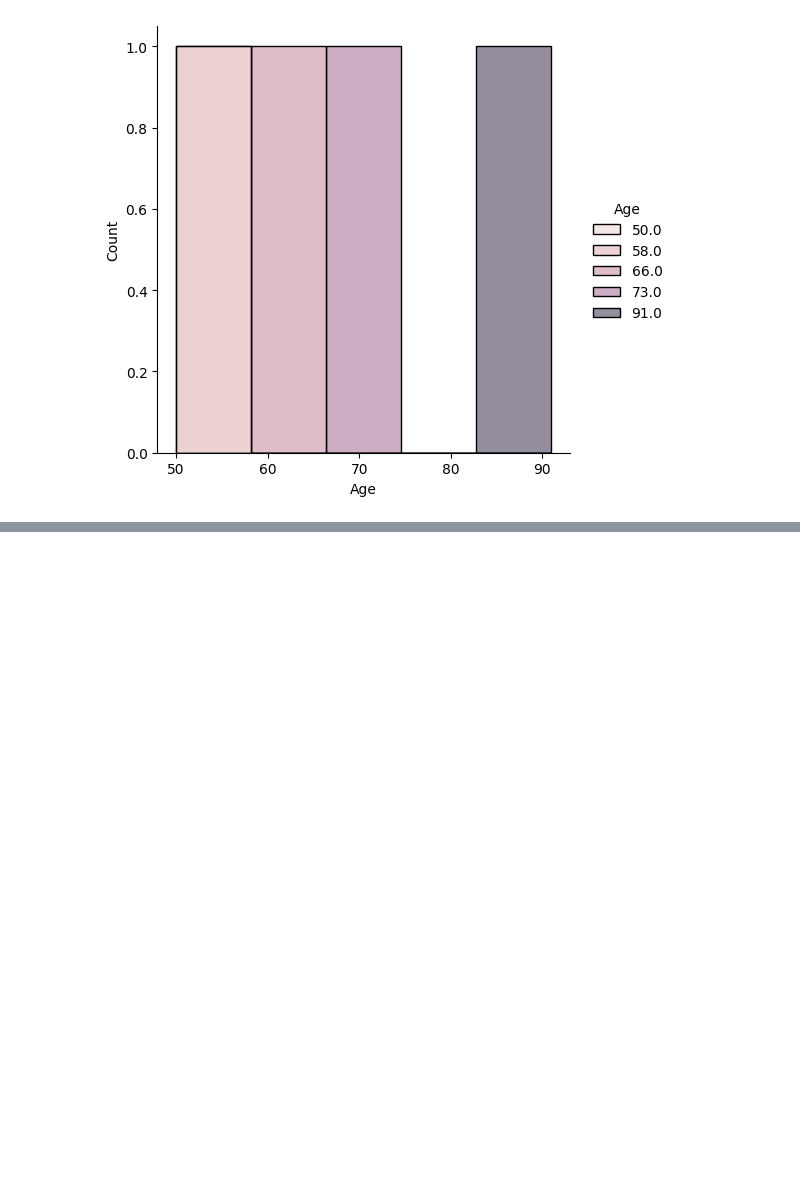
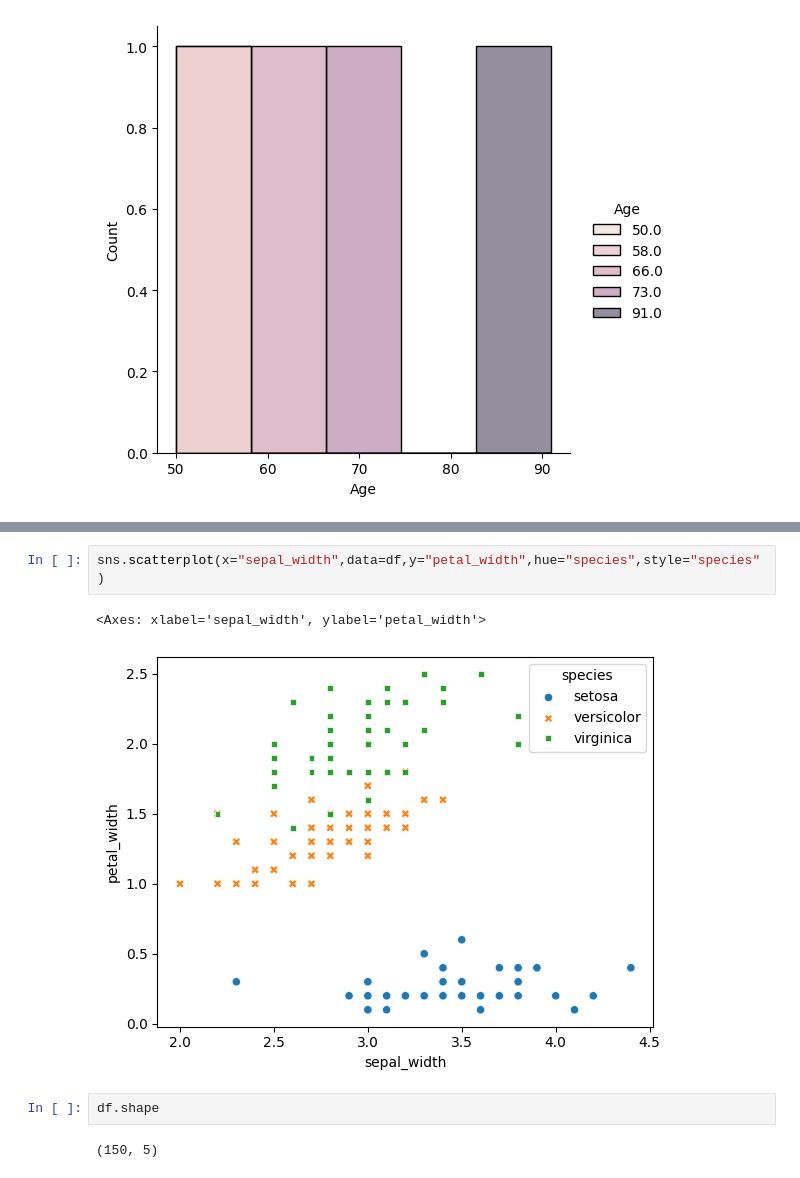
Before and after one commit to Aditya44234/AIwithPy, a Jupyter notebook: seaborn.ipynb, the cells around one changed output, grey strips where cells are left out. Drawn from its saved outputs; the diff is of its cells as text; blank space fills up the shorter version.

```diff
--- a/seaborn.ipynb
+++ b/seaborn.ipynb
@@ -121,0 +146,9 @@ sns.displot(x='Age',data=rich.head(5),hue=rich['Age'].head(5),kde=True,bins=5)
+# %%
+sns.scatterplot(x="sepal_width",data=df,y="petal_width",hue="species",style="species")
+# %% [output]
+<Axes: xlabel='sepal_width', ylabel='petal_width'>
+[figure, added]
+# %%
+df.shape
+# %% [output]
+(150, 5)
```
Also changed, not shown: parts of 9 cells of this notebook.
